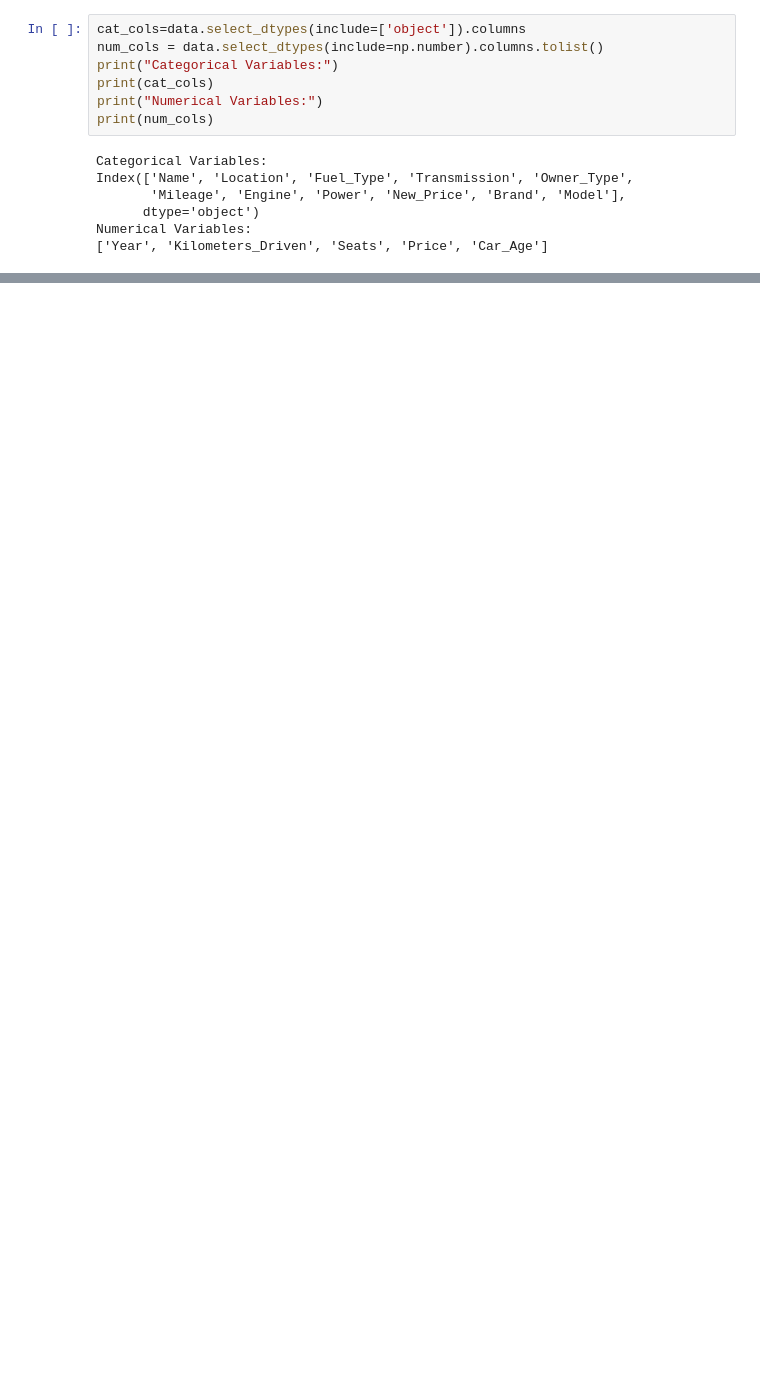
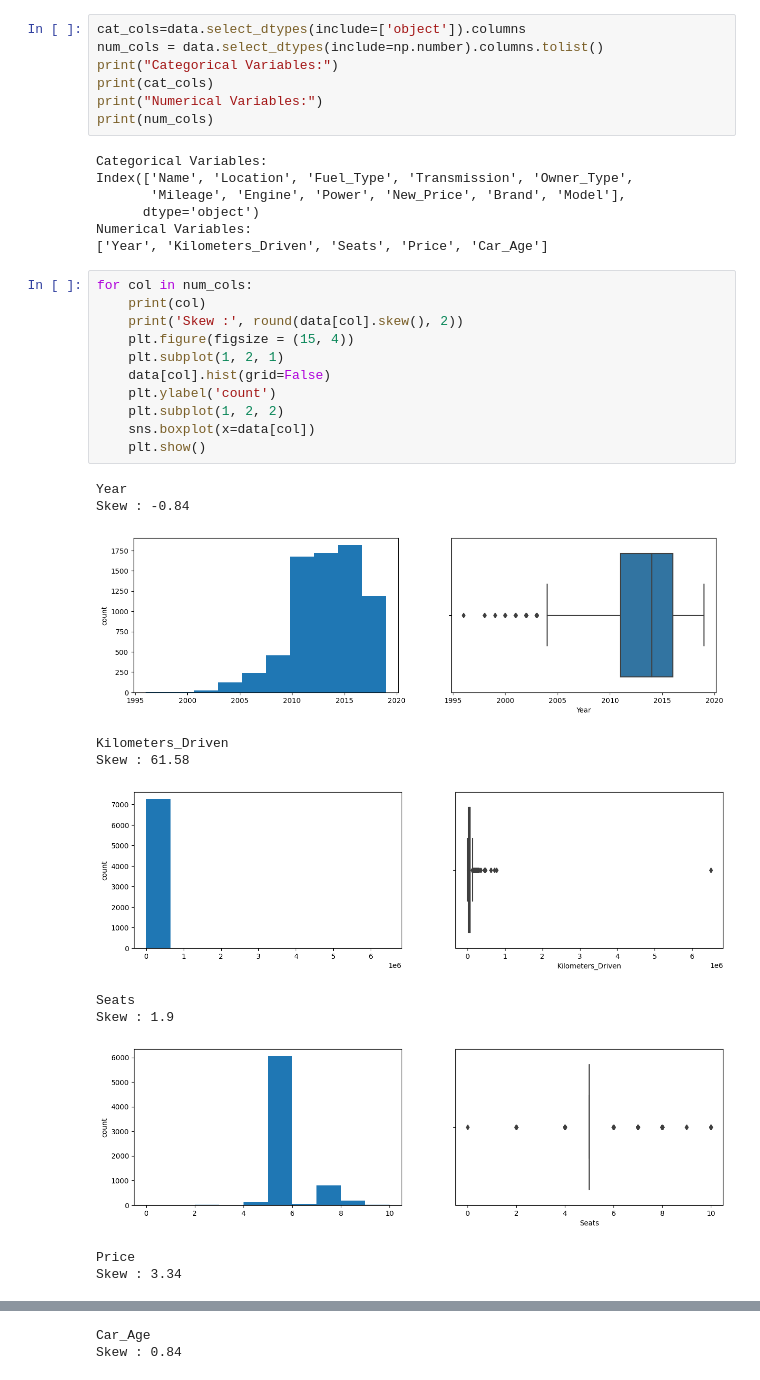
Before and after one commit to HectorGlz/Strategic-Thinking-Hector-Gonzalez-, a Jupyter notebook: Hector Eduardo Gonzalez Garza CA3 ST.ipynb, the cells around one changed output, grey strips where cells are left out. Drawn from its saved outputs; the diff is of its cells as text; blank space fills up the shorter version.

Commit message:
Step 6
Data Transformation

```diff
--- a/Hector Eduardo Gonzalez Garza CA3 ST.ipynb
+++ b/Hector Eduardo Gonzalez Garza CA3 ST.ipynb
@@ -226,3 +226,26 @@ Index(['Name', 'Location', 'Fuel_Type', 'Transmission', 'Owner_Type',
       dtype='object')
 Numerical Variables:
 ['Year', 'Kilometers_Driven', 'Seats', 'Price', 'Car_Age']
+# %%
+for col in num_cols:
+    print(col)
+    print('Skew :', round(data[col].skew(), 2))
+    plt.figure(figsize = (15, 4))
+    plt.subplot(1, 2, 1)
+    data[col].hist(grid=False)
+    plt.ylabel('count')
+    plt.subplot(1, 2, 2)
+    sns.boxplot(x=data[col])
+    plt.show()
+# %% [output]
+Year
+Skew : -0.84
+[figure, added]
+Kilometers_Driven
+Skew : 61.58
+[figure, added]
+Seats
+Skew : 1.9
+[figure, added]
+Price
+Skew : 3.34
@@ -228,0 +253,2 @@ Numerical Variables:
+Car_Age
+Skew : 0.84
```
Also changed, not shown: parts of 4 cells of this notebook.
